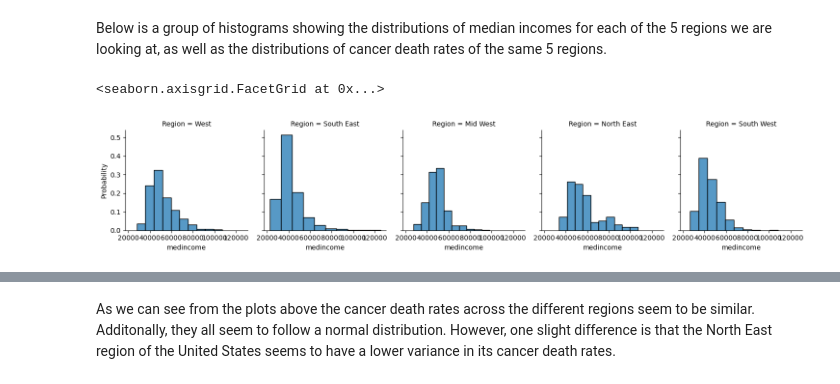
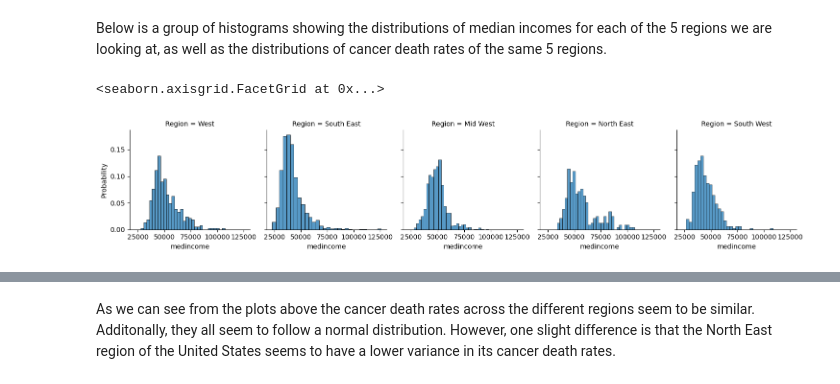
Before and after one commit to caseyhild/Data-Science-For-Cancer-Analysis, a Jupyter notebook: EDACheckpointGroup_Sp23_Casey_s_Group.ipynb, the cells around one changed output, grey strips where cells are left out. Drawn from its saved outputs; the diff is of its cells as text; code cells hidden in the pictures.

```diff
--- a/EDACheckpointGroup_Sp23_Casey_s_Group.ipynb
+++ b/EDACheckpointGroup_Sp23_Casey_s_Group.ipynb
@@ -290,7 +290,7 @@ plt.show()
 Below is a group of histograms showing the distributions of median incomes for each of the 5 regions we are looking at, as well as the distributions of cancer death rates of the same 5 regions.
 # %%
 g = sns.FacetGrid(data_cancer, col='Region')
-g.map_dataframe(sns.histplot, x='medincome', bins=10, stat='probability')
+g.map_dataframe(sns.histplot, x='medincome', bins=30, stat='probability')
 # %% [output]
 <seaborn.axisgrid.FacetGrid at 0x...>
-[figure, old version]
+[figure, new version]
```
Also changed, not shown: parts of 7 cells of this notebook.
